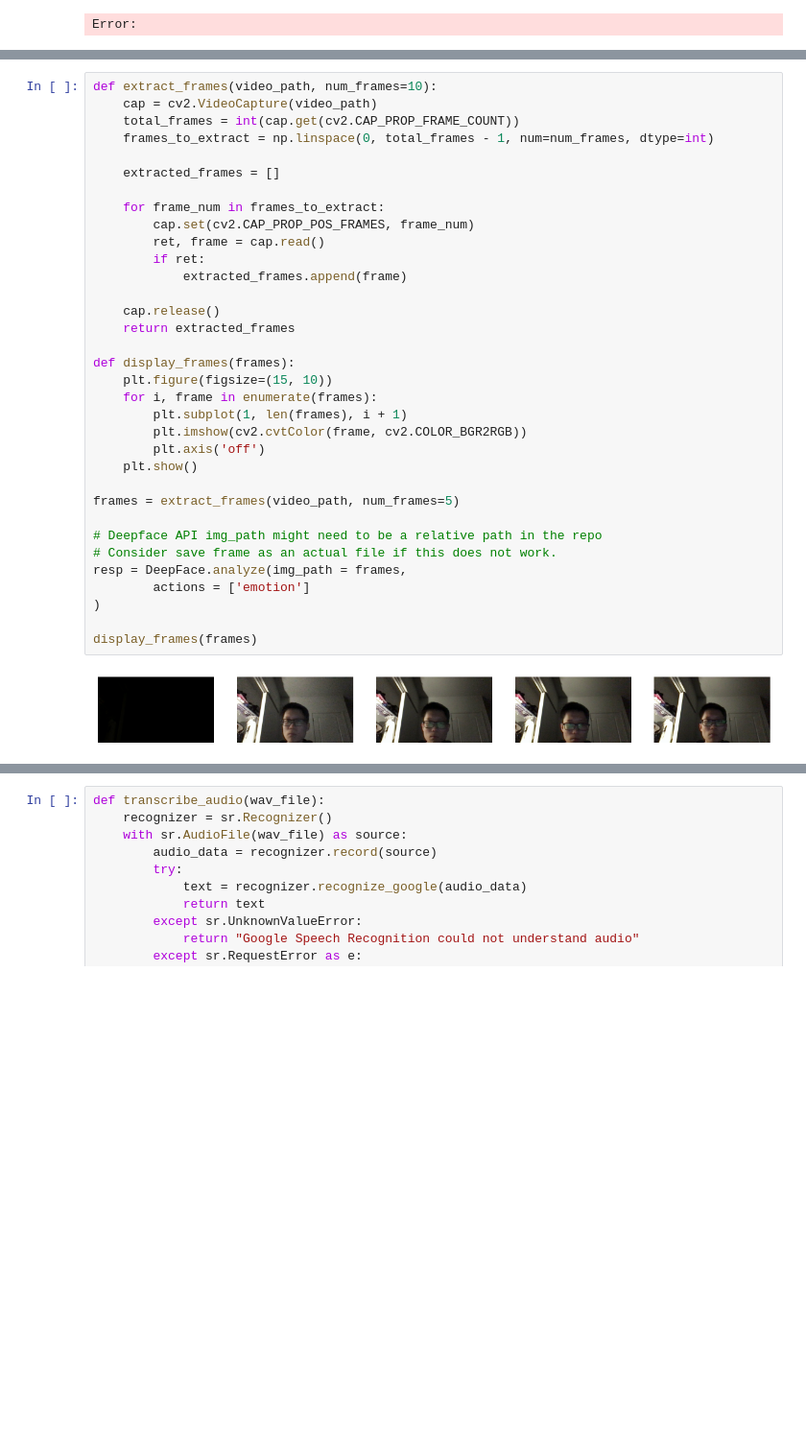
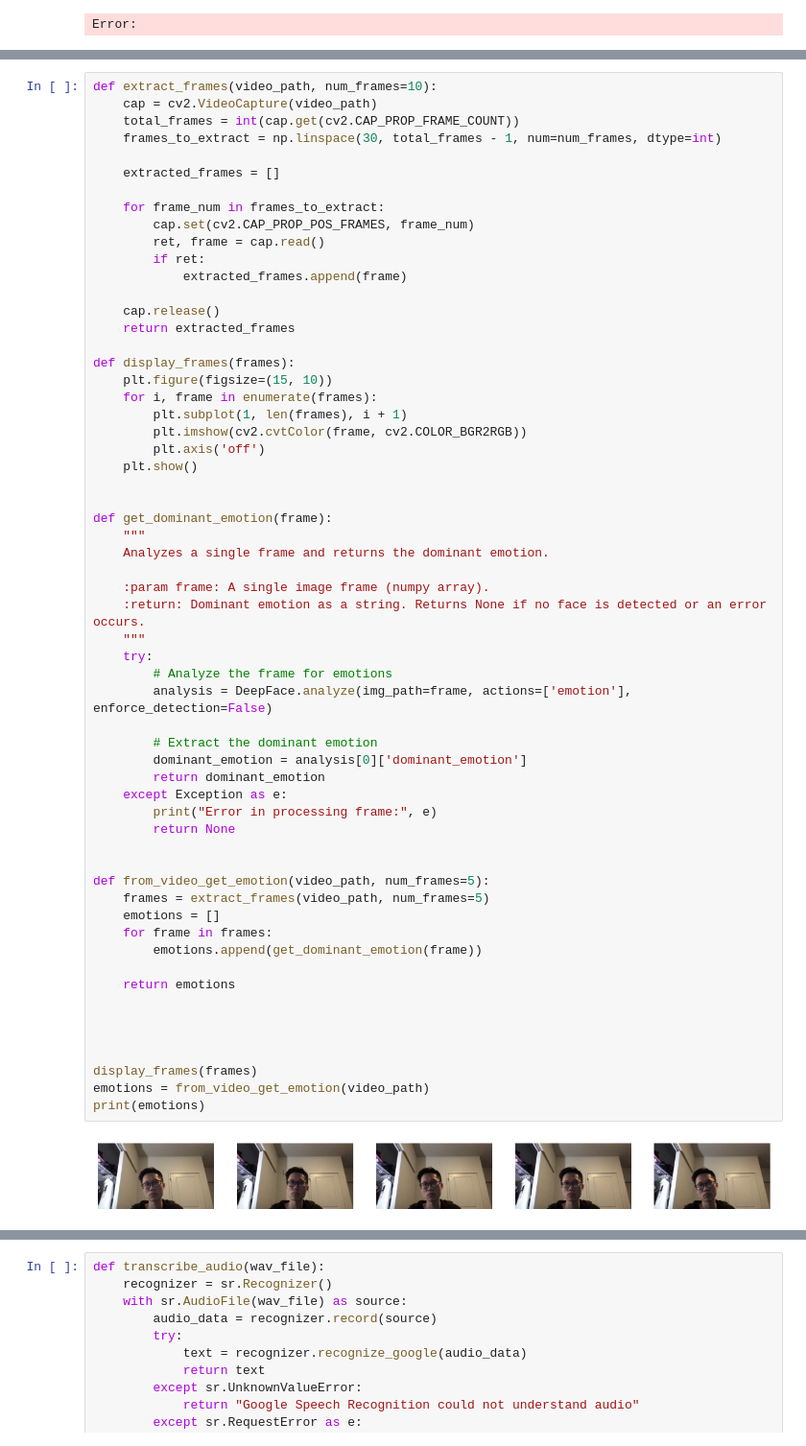
Before and after one commit to ZTTTX/598Project, a Jupyter notebook: WorkSpace.ipynb, the cells around one changed output, grey strips where cells are left out. Shown at 96% size. Cells and saved outputs as stored; diff of their text form; blank space fills up the shorter version.

```diff
--- a/WorkSpace.ipynb
+++ b/WorkSpace.ipynb
@@ -80,36 +78,61 @@ capture_audio_video(5, video_path, audio_path)
 # %%
 def extract_frames(video_path, num_frames=10):
     cap = cv2.VideoCapture(video_path)
     total_frames = int(cap.get(cv2.CAP_PROP_FRAME_COUNT))
-    frames_to_extract = np.linspace(0, total_frames - 1, num=num_frames, dtype=int)
+    frames_to_extract = np.linspace(30, total_frames - 1, num=num_frames, dtype=int)
 
     extracted_frames = []
 
     for frame_num in frames_to_extract:
         cap.set(cv2.CAP_PROP_POS_FRAMES, frame_num)
         ret, frame = cap.read()
         if ret:
             extracted_frames.append(frame)
 
     cap.release()
     return extracted_frames
 
 def display_frames(frames):
     plt.figure(figsize=(15, 10))
     for i, frame in enumerate(frames):
         plt.subplot(1, len(frames), i + 1)
         plt.imshow(cv2.cvtColor(frame, cv2.COLOR_BGR2RGB))
         plt.axis('off')
     plt.show()
 
-frames = extract_frames(video_path, num_frames=5)
 
-# Deepface API img_path might need to be a relative path in the repo
-# Consider save frame as an actual file if this does not work.
-resp = DeepFace.analyze(img_path = frames,
-        actions = ['emotion']
-)
+def get_dominant_emotion(frame):
+    """
+    Analyzes a single frame and returns the dominant emotion.
+
+    :param frame: A single image frame (numpy array).
+    :return: Dominant emotion as a string. Returns None if no face is detected or an error occurs.
+    """
+    try:
+        # Analyze the frame for emotions
+        analysis = DeepFace.analyze(img_path=frame, actions=['emotion'], enforce_detection=False)
+
+        # Extract the dominant emotion
+        dominant_emotion = analysis[0]['dominant_emotion']
+        return dominant_emotion
+    except Exception as e:
+        print("Error in processing frame:", e)
+        return None
+
+
+def from_video_get_emotion(video_path, num_frames=5):
+    frames = extract_frames(video_path, num_frames=5)
+    emotions = []
+    for frame in frames:
+        emotions.append(get_dominant_emotion(frame))
+
+    return emotions
+
+
+
 
 display_frames(frames)
+emotions = from_video_get_emotion(video_path)
+print(emotions)
 # %% [output]
-[figure, old version]
+[figure, new version]
```
Also changed, not shown: parts of 5 cells of this notebook, 2 other files.
